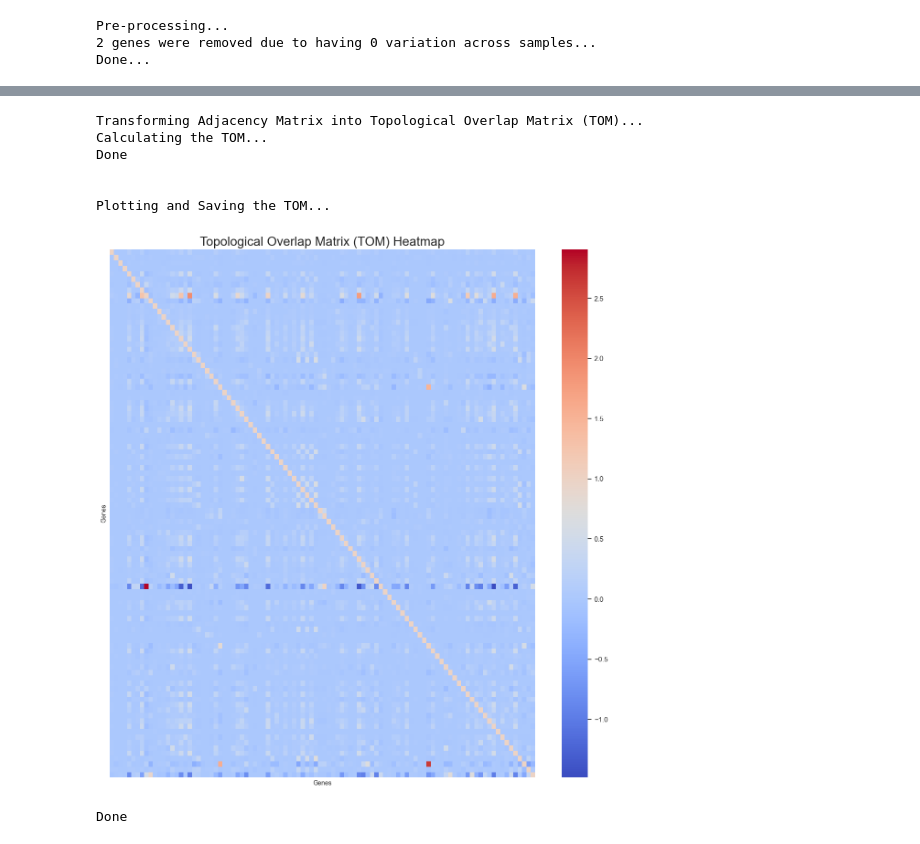
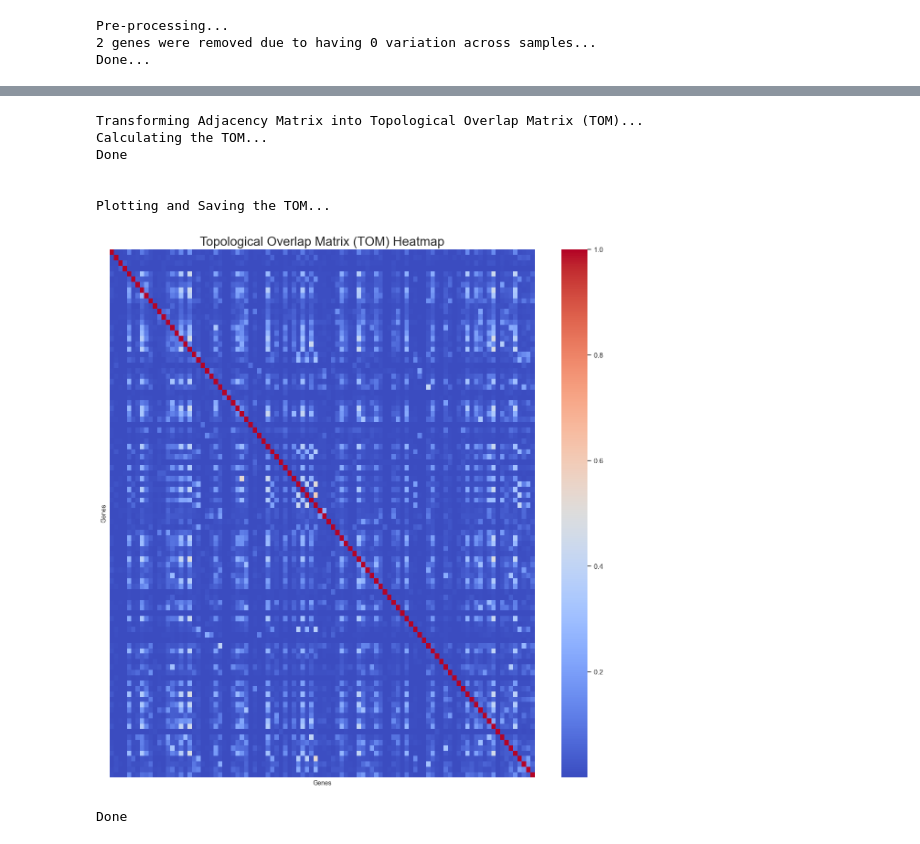
Before and after one commit to xandri99/Thesis, a Jupyter notebook: notebooks/WGCNA_impl_without_package.ipynb, the cells around one changed output, grey strips where cells are left out. Saved outputs shown, nothing was run; the diff lists cells and outputs as text; code cells hidden in the pictures.

```diff
--- a/notebooks/WGCNA_impl_without_package.ipynb
+++ b/notebooks/WGCNA_impl_without_package.ipynb
@@ -13,6 +13,10 @@ from statsmodels.formula.api import ols
 from scipy.cluster.hierarchy import linkage, cut_tree, dendrogram, fcluster
 from scipy.spatial.distance import pdist, squareform
 from scipy.stats import linregress
+# %%
+# GENERAL CONFIGURATION FOR THE ANALYSIS:
+# Adjacency type affects how the adjacency matrix is calculated. The signed method, im not sure if it makes sense
+adjacency_type = "unsigned"
 # %%
 # SETTINGS FOR PLOTTING FIGURES
 PLOTS_WANTED = True
@@ -309,7 +313,13 @@ if PLOTS_WANTED:
 
 ## Making the adjacency  matrix out of the correlation matrix, based on the soft-thresholding power selected
 print(f"{BOLD}{OKBLUE}Calculating Adjacency Matrix...{ENDC}")
-adjacency_matrix = np.power(correlation_matrix, optimal_power)
+
+adjacency_type = adjacency_type
+if adjacency_type == "unsigned":
+    adjacency_matrix = np.power(np.abs(correlation_matrix), optimal_power)
+elif adjacency_type == 'signed':
+    correlation_matrix = (correlation_matrix + 1) / 2
+    adjacency_matrix = np.power(correlation_matrix, optimal_power)
 
 print(f"{BOLD}{OKBLUE}Done\n\n{ENDC}")
 
@@ -363,7 +373,7 @@ print(f"{BOLD}{OKBLUE}Transforming Adjacency Matrix into Topological Overlap Mat
 
 
 ####################################### FUNCTIONS #######################################
-def calculate_tom(adjacency_matrix, TOMType, TOMDenom):
+def calculate_tom(adjacency_matrix, TOMDenom):
     '''
     This function takes the adjacency matrix and calculates the Topological Overlap Matrix (TOM) from it.
     This matrix is a similarity matrix, using as the similarity metric the amount of genes that two genes
@@ -378,10 +388,6 @@ def calculate_tom(adjacency_matrix, TOMType, TOMDenom):
 
     numeric_adjacency_matrix = adjacency_matrix.to_numpy()
     n_rows = numeric_adjacency_matrix.shape[0]
-
-    # Adjust adjacency matrix for signed networks if necessary, rescaling to 0-1
-    if TOMType == "signed":
-        numeric_adjacency_matrix = (numeric_adjacency_matrix + 1) / 2
 
     # Calculate numerator as A^2
     numerator = np.dot(numeric_adjacency_matrix, numeric_adjacency_matrix)
@@ -419,38 +425,36 @@ def calculate_tom(adjacency_matrix, TOMType, TOMDenom):
 
 
 ## Calculating the TOM from the Adjacency Matrix
-# TOMType must be either 'unsigned' or 'signed'.
-TOMType = "unsigned"
 # TOMDenom must be either 'min' or 'mean'. More explanation in the function itself
 TOMDenom = "min"
 
 print(f"{BOLD}{OKBLUE}Calculating the TOM...{ENDC}")
-simTOM = calculate_tom(adjacency_matrix, TOMType, TOMDenom)
+simTOM = calculate_tom(adjacency_matrix, TOMDenom)
 dissTOM = 1 - simTOM
 
 print(f"{BOLD}{OKBLUE}Done\n\n{ENDC}")
 
 
 
 ## Plotting the heatmap
 if PLOTS_WANTED:
     print(f"{BOLD}{OKBLUE}Plotting and Saving the TOM...{ENDC}")
     title_figure = 'Topological Overlap Matrix (TOM) Heatmap'
 
     plt.figure(figsize=(15, 15))
     sns.heatmap(simTOM, cmap='coolwarm', xticklabels=False, yticklabels=False)
     plt.title(title_figure, fontsize=20)
     plt.xlabel('Genes', fontsize=10)
     plt.ylabel('Genes', fontsize=10)
     plt.savefig(figures_dir + title_figure, dpi=dpi_general)
     plt.show()
     print(f"{BOLD}{OKBLUE}Done{ENDC}")
 # %% [output]
 Transforming Adjacency Matrix into Topological Overlap Matrix (TOM)...
 Calculating the TOM...
 Done
 
 
 Plotting and Saving the TOM...
-[figure, old version]
+[figure, new version]
 Done
```
Also changed, not shown: parts of 5 cells of this notebook.
